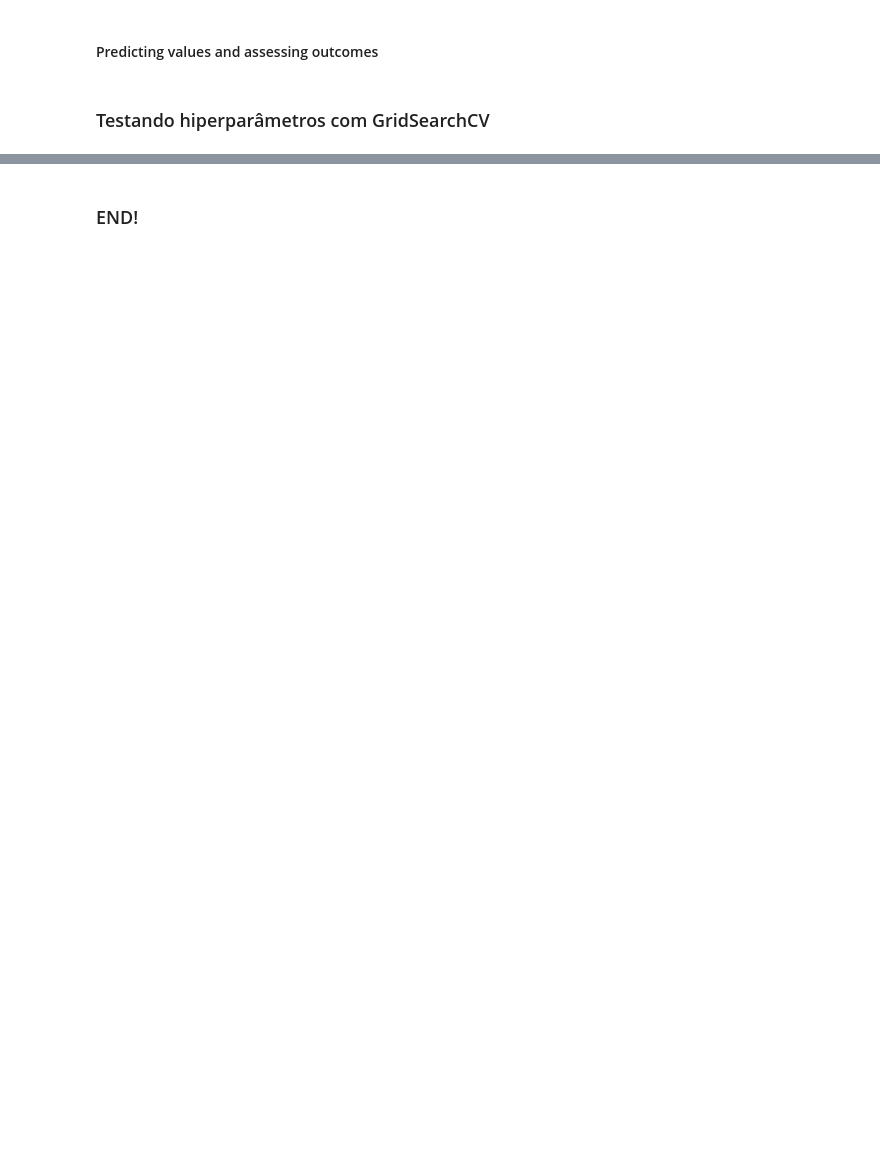
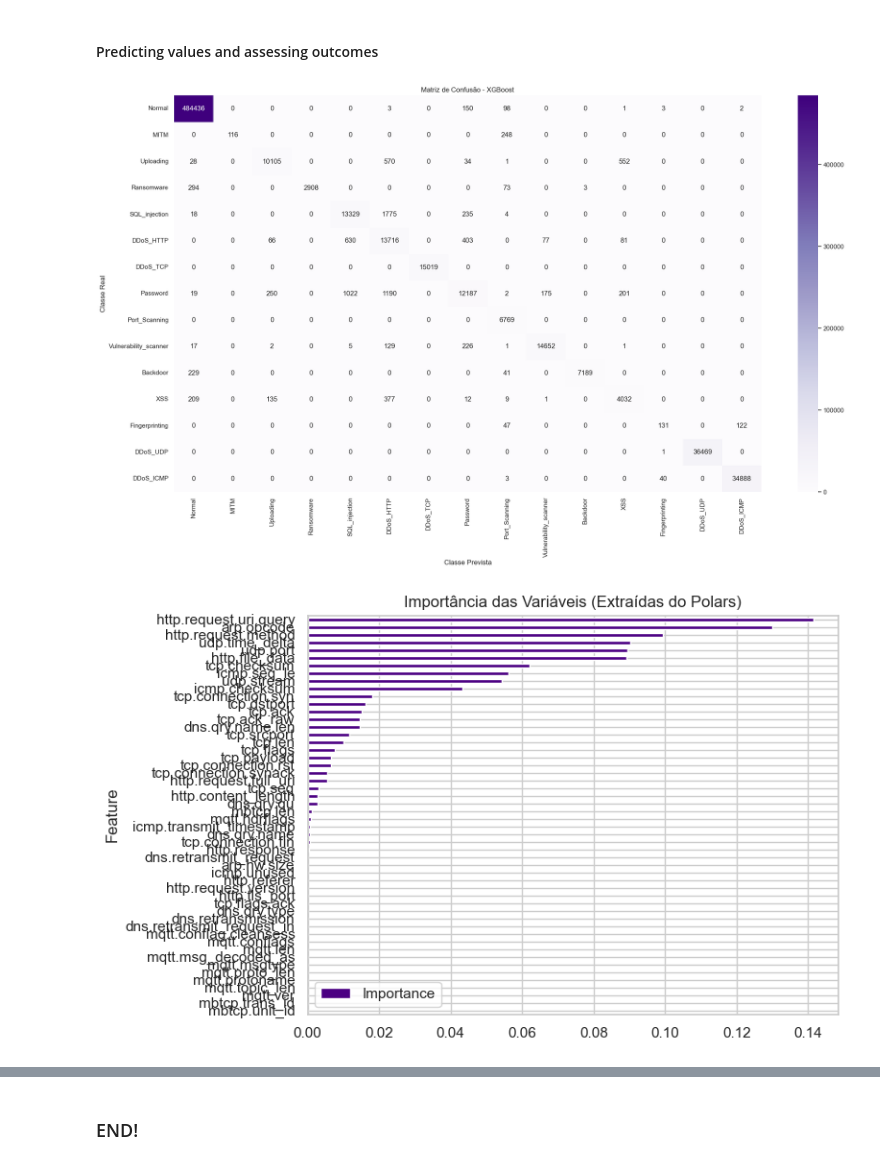
Before and after one commit to Raykartsch/cybersecurity-uerj-2026-1, a Jupyter notebook: final-project/xgboost_algorithm.ipynb, the cells around one changed output, grey strips where cells are left out. Saved outputs shown, nothing was run; the diff lists cells and outputs as text; code cells hidden in the pictures; blank space fills up the shorter version.

```diff
--- a/final-project/xgboost_algorithm.ipynb
+++ b/final-project/xgboost_algorithm.ipynb
@@ -102,0 +179,5 @@ shape: (147_674, 3)
+# %%
+
+df = df.with_columns(
+    pl.col("tcp.srcport").cast(pl.Float64, strict=False).alias("tcp.srcport")
+)
@@ -423,0 +360,28 @@ Relatório de Classificação Detalhado:
+# %%
+
+modelo = xgb.XGBClassifier(
+    device="cuda",
+    tree_method="hist",
+    n_estimators=100,
+    learning_rate=0.2,
+    max_depth=3,
+    random_state=42,
+    objective="multi:softprob",
+    num_class=num_classes,
+    #eval_metric="mlogloss",
+    eval_metric="aucpr",
+)
+
+
+# Treinando o modelo
+modelo.fit(X_train, y_train)
+print("\nXGBoost multiclasse treinado com sucesso!")
+
+#Previsão
+y_pred = modelo.predict(X_test)
+
+acuracia = accuracy_score(y_test, y_pred)
+print(f"\nAcurácia Geral: {acuracia:.2%}\n")
+
+print("Relatório de Classificação:")
+print(classification_report(y_test, y_pred, target_names=nome_das_classes))
@@ -425,39 +407,37 @@ Relatório de Classificação Detalhado:
 #### Predicting values and assessing outcomes
 # %%
 
-# =====================================================================
-# 5. VISUALIZAÇÃO GRÁFICA
-# =====================================================================
-# Matriz de Confusão
+
 plt.figure(figsize=(20, 12))
 
 sns.heatmap(
     confusion_matrix(y_test, y_pred),
     annot=True,
     fmt="d",
     cmap="Purples",
-    xticklabels=nome_das_classes,  # <--- AJUSTE: Nome das classes no eixo X
-    yticklabels=nome_das_classes,  # <--- AJUSTE: Nome das classes no eixo Y
+    xticklabels=nome_das_classes,
+    yticklabels=nome_das_classes,
 )
-plt.title("Matriz de Confusão Multiclasse (Pipeline Polars)")
+plt.title("Matriz de Confusão - XGBoost")
 plt.ylabel("Classe Real")
 plt.xlabel("Classe Prevista")
 plt.tight_layout()
 plt.show()
 
 # Importância das Features
 plt.figure(figsize=(8, 5))
 importances = modelo.feature_importances_
 features = X_pl.columns
 
 # Criando um gráfico de barras ordenado
 pl.DataFrame({"Feature": features, "Importance": importances}).sort(
     "Importance", descending=True
 ).to_pandas().plot.barh(x="Feature", y="Importance", ax=plt.gca(), color="indigo")
 
 plt.title("Importância das Variáveis (Extraídas do Polars)")
 plt.gca().invert_yaxis()
 plt.tight_layout()
 plt.show()
+# %% [output]
+[figure, added]
+[figure, added]
-# %% [markdown]
-### Testando hiperparâmetros com GridSearchCV
```
Also changed, not shown: parts of 40 cells of this notebook.
